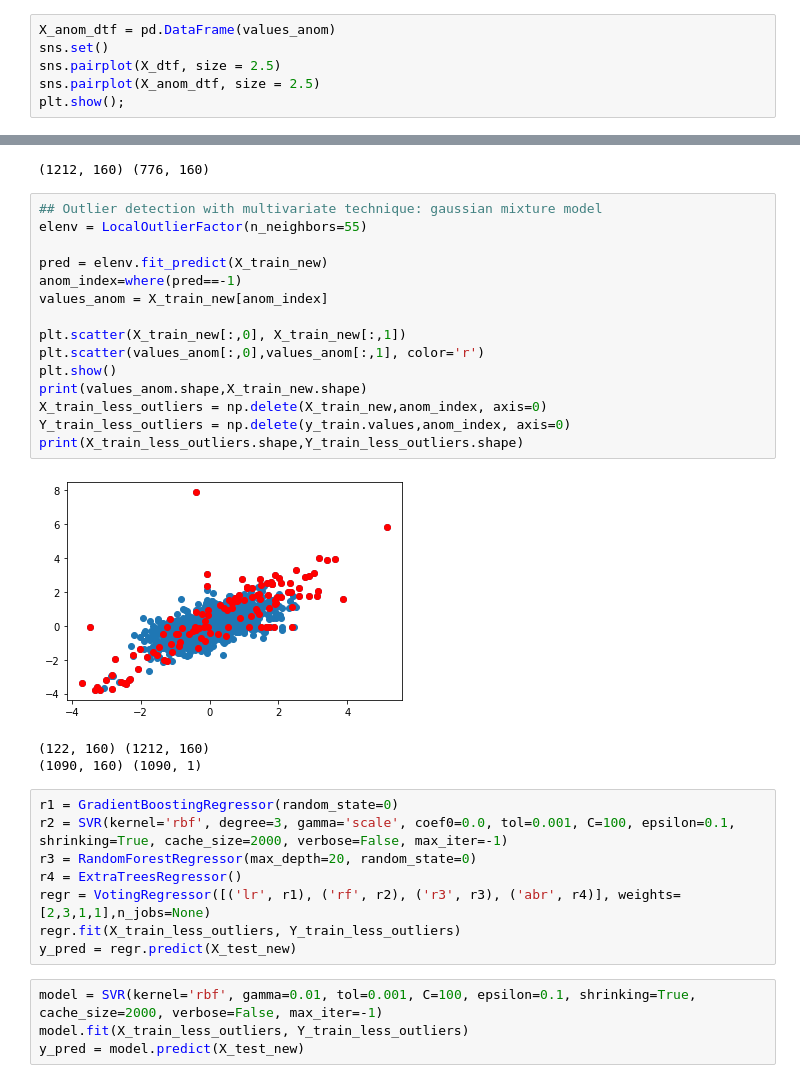
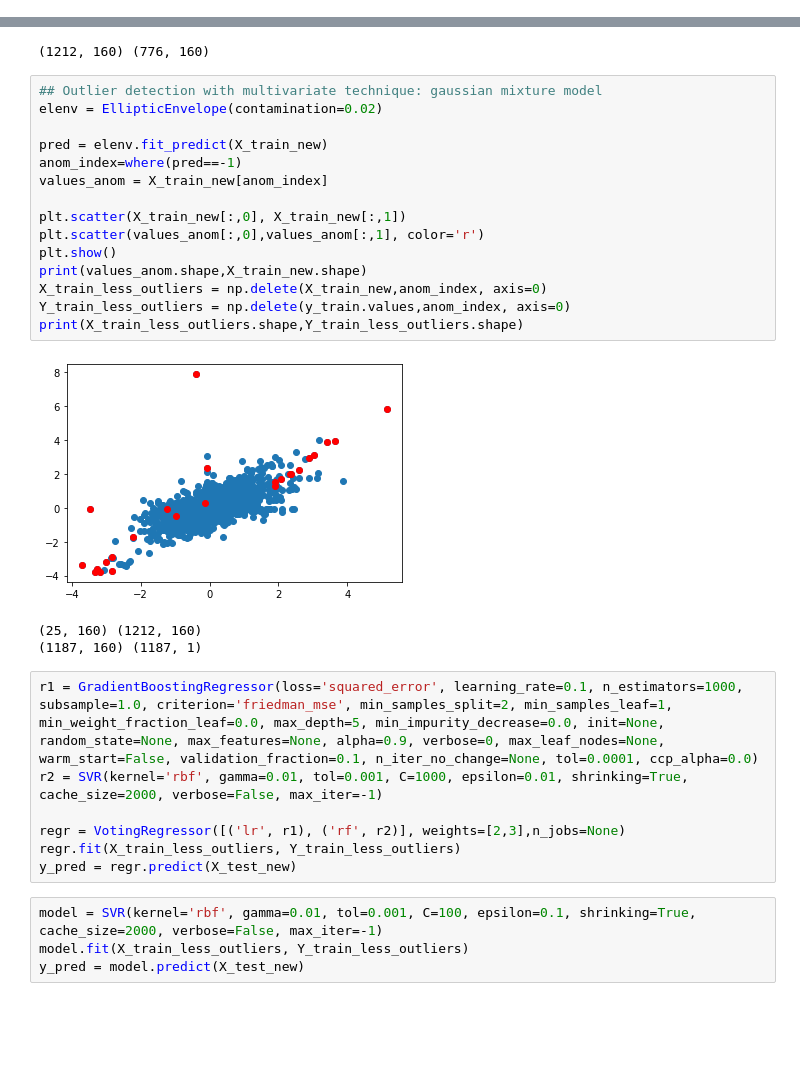
Before and after one commit to qglht/AML, a Jupyter notebook: Project1.ipynb, the cells around one changed output, grey strips where cells are left out. Drawn from its saved outputs; the diff is of its cells as text; blank space fills up the shorter version.

```diff
--- a/Project1.ipynb
+++ b/Project1.ipynb
@@ -130,9 +145,3 @@ anom_index
-# %%
-X_anom_dtf = pd.DataFrame(values_anom)
-sns.set()
-sns.pairplot(X_dtf, size = 2.5)
-sns.pairplot(X_anom_dtf, size = 2.5)
-plt.show();
 # %%
 ## What do you with outliers
 # 1/ just trying to drop them
@@ -269,29 +285,28 @@ print(X_train_new.shape,X_test_new.shape)
 (1212, 160) (776, 160)
 # %%
 ## Outlier detection with multivariate technique: gaussian mixture model
-elenv = LocalOutlierFactor(n_neighbors=55)
+elenv = EllipticEnvelope(contamination=0.02)
 
 pred = elenv.fit_predict(X_train_new)
 anom_index=where(pred==-1)
 values_anom = X_train_new[anom_index]
 
 plt.scatter(X_train_new[:,0], X_train_new[:,1])
 plt.scatter(values_anom[:,0],values_anom[:,1], color='r')
 plt.show()
 print(values_anom.shape,X_train_new.shape)
 X_train_less_outliers = np.delete(X_train_new,anom_index, axis=0)
 Y_train_less_outliers = np.delete(y_train.values,anom_index, axis=0)
 print(X_train_less_outliers.shape,Y_train_less_outliers.shape)
 # %% [output]
-[figure, old version]
+[figure, new version]
-(122, 160) (1212, 160)
-(1090, 160) (1090, 1)
+(25, 160) (1212, 160)
+(1187, 160) (1187, 1)
 # %%
-r1 = GradientBoostingRegressor(random_state=0)
-r2 = SVR(kernel='rbf', degree=3, gamma='scale', coef0=0.0, tol=0.001, C=100, epsilon=0.1, shrinking=True, cache_size=2000, verbose=False, max_iter=-1)
-r3 = RandomForestRegressor(max_depth=20, random_state=0)
-r4 = ExtraTreesRegressor()
-regr = VotingRegressor([('lr', r1), ('rf', r2), ('r3', r3), ('abr', r4)], weights=[2,3,1,1],n_jobs=None)
+r1 = GradientBoostingRegressor(loss='squared_error', learning_rate=0.1, n_estimators=1000, subsample=1.0, criterion='friedman_mse', min_samples_split=2, min_samples_leaf=1, min_weight_fraction_leaf=0.0, max_depth=5, min_impurity_decrease=0.0, init=None, random_state=None, max_features=None, alpha=0.9, verbose=0, max_leaf_nodes=None, warm_start=False, validation_fraction=0.1, n_iter_no_change=None, tol=0.0001, ccp_alpha=0.0)
+r2 = SVR(kernel='rbf', gamma=0.01, tol=0.001, C=1000, epsilon=0.01, shrinking=True, cache_size=2000, verbose=False, max_iter=-1)
+
+regr = VotingRegressor([('lr', r1), ('rf', r2)], weights=[2,3],n_jobs=None)
 regr.fit(X_train_less_outliers, Y_train_less_outliers)
 y_pred = regr.predict(X_test_new)
 # %%
```
Also changed, not shown: parts of 27 cells of this notebook, 2 other files.
